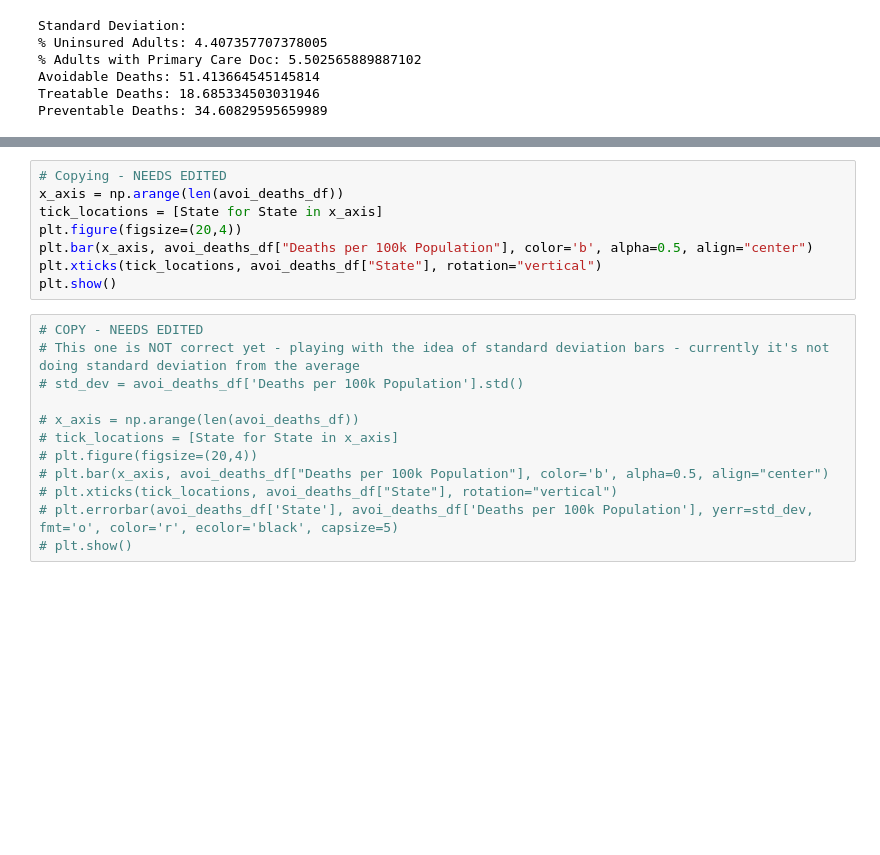
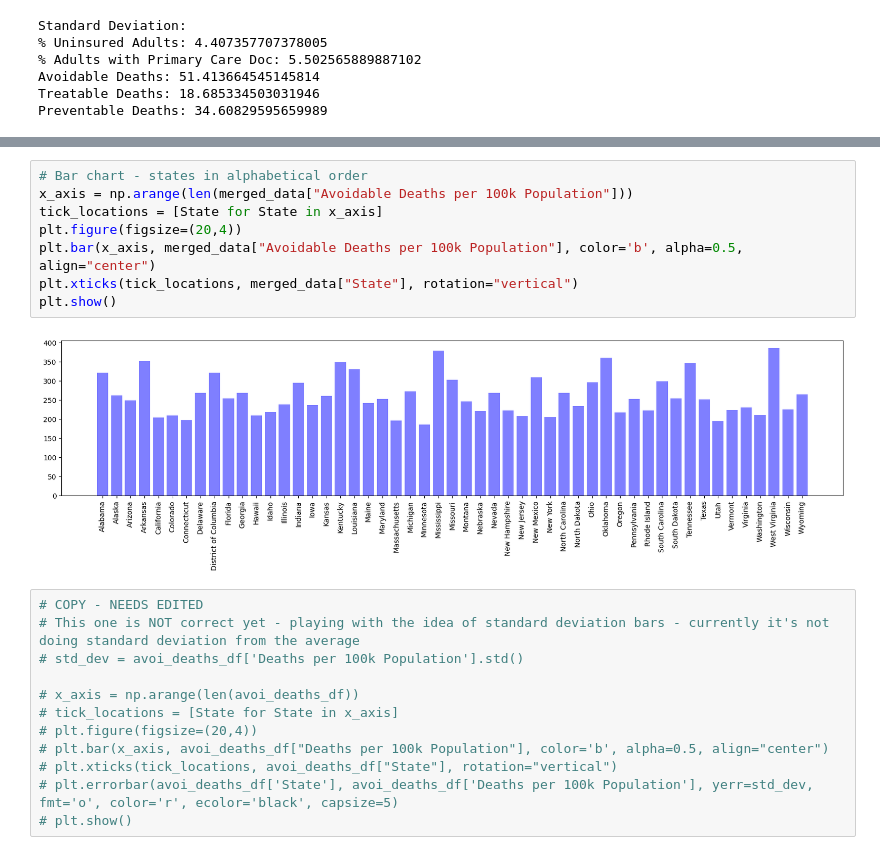
Before and after one commit to redpandata19/Project_1_Team_5, a Jupyter notebook: Data_Analysis.ipynb, the cells around one changed output, grey strips where cells are left out. Cells and saved outputs as stored; diff of their text form; blank space fills up the shorter version.

```diff
--- a/Data_Analysis.ipynb
+++ b/Data_Analysis.ipynb
@@ -95,11 +194,13 @@ Preventable Deaths: 34.60829595659989
 # %%
-# Copying - NEEDS EDITED
-x_axis = np.arange(len(avoi_deaths_df))
+# Bar chart - states in alphabetical order
+x_axis = np.arange(len(merged_data["Avoidable Deaths per 100k Population"]))
 tick_locations = [State for State in x_axis]
 plt.figure(figsize=(20,4))
-plt.bar(x_axis, avoi_deaths_df["Deaths per 100k Population"], color='b', alpha=0.5, align="center")
-plt.xticks(tick_locations, avoi_deaths_df["State"], rotation="vertical")
+plt.bar(x_axis, merged_data["Avoidable Deaths per 100k Population"], color='b', alpha=0.5, align="center")
+plt.xticks(tick_locations, merged_data["State"], rotation="vertical")
 plt.show()
+# %% [output]
+[figure, added]
 # %%
 # COPY - NEEDS EDITED
 # This one is NOT correct yet - playing with the idea of standard deviation bars - currently it's not doing standard deviation from the average
```
Also changed, not shown: parts of 7 cells of this notebook.
